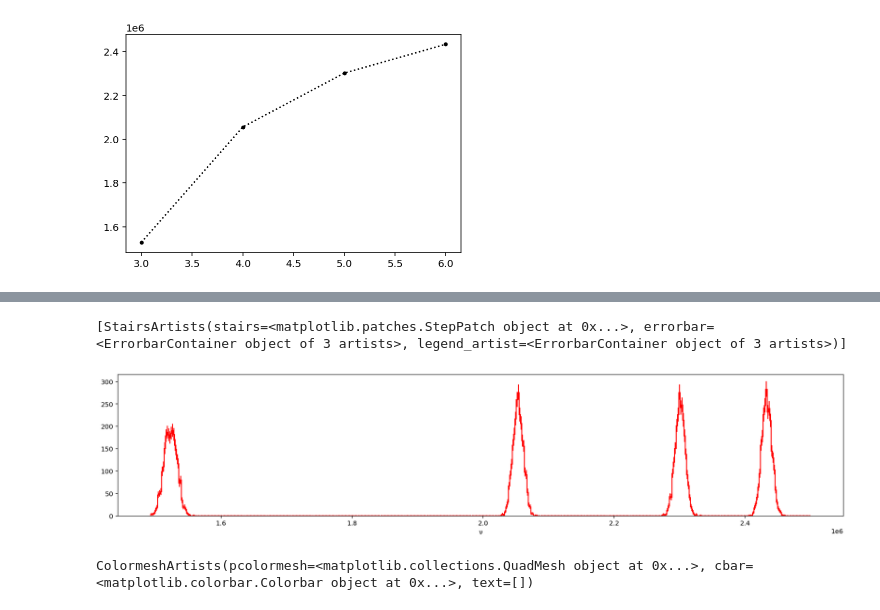
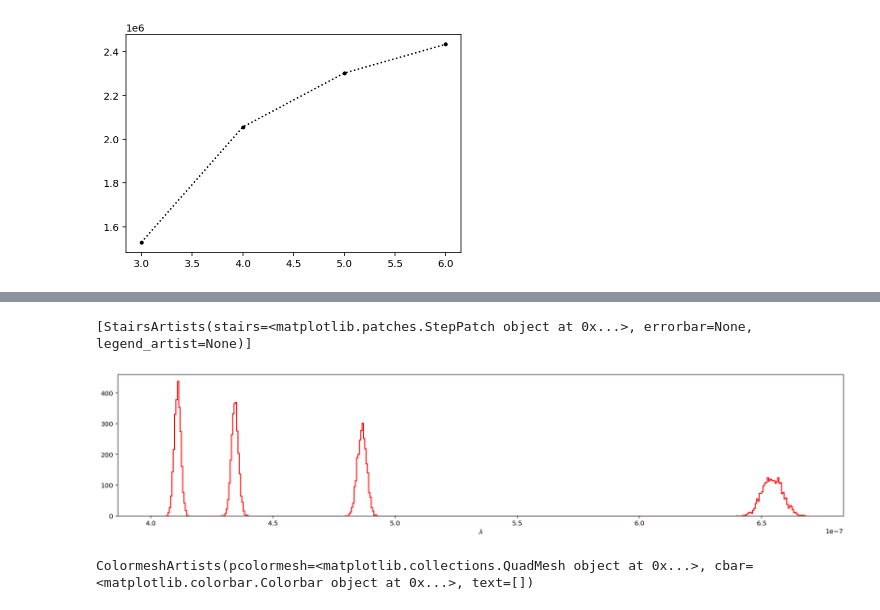
Before and after one commit to mattiasotgia/E6_sim_prism, a Jupyter notebook: testing_MC_sim_lambda.ipynb, the cells around one changed output, grey strips where cells are left out. Cells and saved outputs as stored; diff of their text form; code cells hidden in the pictures.

```diff
--- a/svarioni.ipynb
+++ b/testing_MC_sim_lambda.ipynb
@@ -32,22 +34,19 @@ def computeAB(th_0, th_1, th_2):
 
     def n_i(th_i, th_0):
         return np.sin((th_i - th_0 + α)/2)/np.sin(α/2)
-    A = (n_i(th_1, th_0)*_λ_1**2 - n_i(th_2, th_0)*_λ_2**2)/(_λ_1**2 - _λ_2**2)
-    B = (n_i(th_1, th_0) - n_i(th_2, th_0))/(1/(_λ_1**2) - 1/(_λ_2**2))
+    A = (n_i(th_1, th_0)*λ_1**2 - n_i(th_2, th_0)*λ_2**2)/(λ_1**2 - λ_2**2)
+    B = (n_i(th_1, th_0) - n_i(th_2, th_0))/(1/(λ_1**2) - 1/(λ_2**2))
     return A, B
 # %%
 n_samples = 10_000
 
 rnd = ROOT.TRandom3(58347942)
 
-hAB = ROOT.TH2D('', '', 100, 0, 0, 100, 0, 0)
 h_AB = hist.Hist(hist.axis.Regular(100, 1.72825, 1.73125, name='A'), hist.axis.Regular(100, 13202.5e-18, 13702.5e-18, name='B'))
 
 for i in range(n_samples):
-    A, B = computeAB(th_0=rnd.Gaus(_θ_0,σ_θ), th_1=rnd.Gaus(_θ_1,σ_θ), th_2=rnd.Gaus(_θ_2,σ_θ))
+    A, B = computeAB(th_0=rnd.Gaus(θ_0,σ_θ), th_1=rnd.Gaus(θ_1,σ_θ), th_2=rnd.Gaus(θ_2,σ_θ))
     h_AB.fill(A, B)
-    hAB.Fill(A,B)
-
 
 fig = plt.figure(figsize=(6,6))
 grid = fig.add_gridspec(2,2, width_ratios=(4, 1), height_ratios=(1, 4), left=0.05, right=0.95, bottom=0.05, top=0.95, wspace=0.1, hspace=0.1)
@@ -70,3 +69,17 @@ ax_x.set_xlabel('')
 # %% [output]
 Text(0.5, 0, '')
 [figure]
+# %%
+import uproot
+from uncertainties import ufloat
+
+h_rλ = uproot.pyroot.to_pyroot(uproot.to_writable(h_AB))
+A = h_rλ.ProjectionX().GetMean()
+σ_A = h_rλ.ProjectionX().GetStdDev()
+B = h_rλ.ProjectionY().GetMean()
+σ_B = h_rλ.ProjectionY().GetStdDev()
+
+A_PDF = ufloat(A, σ_A)
+B_PDF = ufloat(B, σ_B)
+
+print(f'{A_PDF = :.3uS}, {B_PDF = :.3uS}')
@@ -81,12 +96,7 @@ def over_λ(θ, θ_0, α, A, B):
     )**0.5
 
 θ = np.array([θ_m3, θ_m4, θ_m5, θ_m6])
-A = hAB.ProjectionX().GetMean()
-B = hAB.ProjectionY().GetMean()
-σ_A = hAB.ProjectionX().GetStdDev()
-σ_B = hAB.ProjectionY().GetStdDev()
-
-one_over_λ_θ_dep = over_λ(θ, _θ_0, α, A, B)
+one_over_λ_θ_dep = over_λ(θ, θ_0, α, A, B)
 # %%
 m = np.array([3, 4, 5, 6])
 # %%
@@ -134,26 +128,26 @@ m1.values.to_dict()['R_H'], ' +- ', m1.errors.to_dict()['R_H']
 # %%
 rnd = ROOT.TRandom3(2358972405)
 
 n_samples = 10_000
 
-h_λ = hist.Hist(hist.axis.Regular(500, 1/670e-9, 1/400e-9, name='ν'))
+h_λ = hist.Hist(hist.axis.Regular(500, 400e-9, 670e-9, name='$\lambda$'))
 
 for i in range(n_samples):
     binomial = rnd.Rndm()
     if binomial<=0.25 and binomial>=0:
-        h_λ.fill(over_λ(rnd.Gaus(θ_m3, σ_θ), rnd.Gaus(_θ_0, σ_θ), α,  rnd.Gaus(A, σ_A), rnd.Gaus(B, σ_B)))
+        h_λ.fill(1/over_λ(rnd.Gaus(θ_m3, σ_θ), rnd.Gaus(θ_0, σ_θ), α,  rnd.Gaus(A, σ_A), rnd.Gaus(B, σ_B)))
     elif binomial<=0.5 and binomial>0.25:
-        h_λ.fill(over_λ(rnd.Gaus(θ_m4, σ_θ), rnd.Gaus(_θ_0, σ_θ), α,  rnd.Gaus(A, σ_A), rnd.Gaus(B, σ_B)))
+        h_λ.fill(1/over_λ(rnd.Gaus(θ_m4, σ_θ), rnd.Gaus(θ_0, σ_θ), α,  rnd.Gaus(A, σ_A), rnd.Gaus(B, σ_B)))
     elif binomial<=0.75 and binomial>0.5:
-        h_λ.fill(over_λ(rnd.Gaus(θ_m5, σ_θ), rnd.Gaus(_θ_0, σ_θ), α,  rnd.Gaus(A, σ_A), rnd.Gaus(B, σ_B)))
+        h_λ.fill(1/over_λ(rnd.Gaus(θ_m5, σ_θ), rnd.Gaus(θ_0, σ_θ), α,  rnd.Gaus(A, σ_A), rnd.Gaus(B, σ_B)))
     else:
-        h_λ.fill(over_λ(rnd.Gaus(θ_m6, σ_θ), rnd.Gaus(_θ_0, σ_θ), α,  rnd.Gaus(A, σ_A), rnd.Gaus(B, σ_B)))
+        h_λ.fill(1/over_λ(rnd.Gaus(θ_m6, σ_θ), rnd.Gaus(θ_0, σ_θ), α,  rnd.Gaus(A, σ_A), rnd.Gaus(B, σ_B)))
 
 plt.figure(figsize=(20,4))
-hep.histplot(h_λ,yerr=None,color='r')
+hep.histplot(h_λ,yerr=False,color='r')
 # %% [output]
-[StairsArtists(stairs=<matplotlib.patches.StepPatch object at 0x...>, errorbar=<ErrorbarContainer object of 3 artists>, legend_artist=<ErrorbarContainer object of 3 artists>)]
+[StairsArtists(stairs=<matplotlib.patches.StepPatch object at 0x...>, errorbar=None, legend_artist=None)]
-[figure, old version]
+[figure, new version]
 # %%
 def computeAB(th_0, th_1, th_2):
 
```
Also changed, not shown: parts of 17 cells of this notebook.
